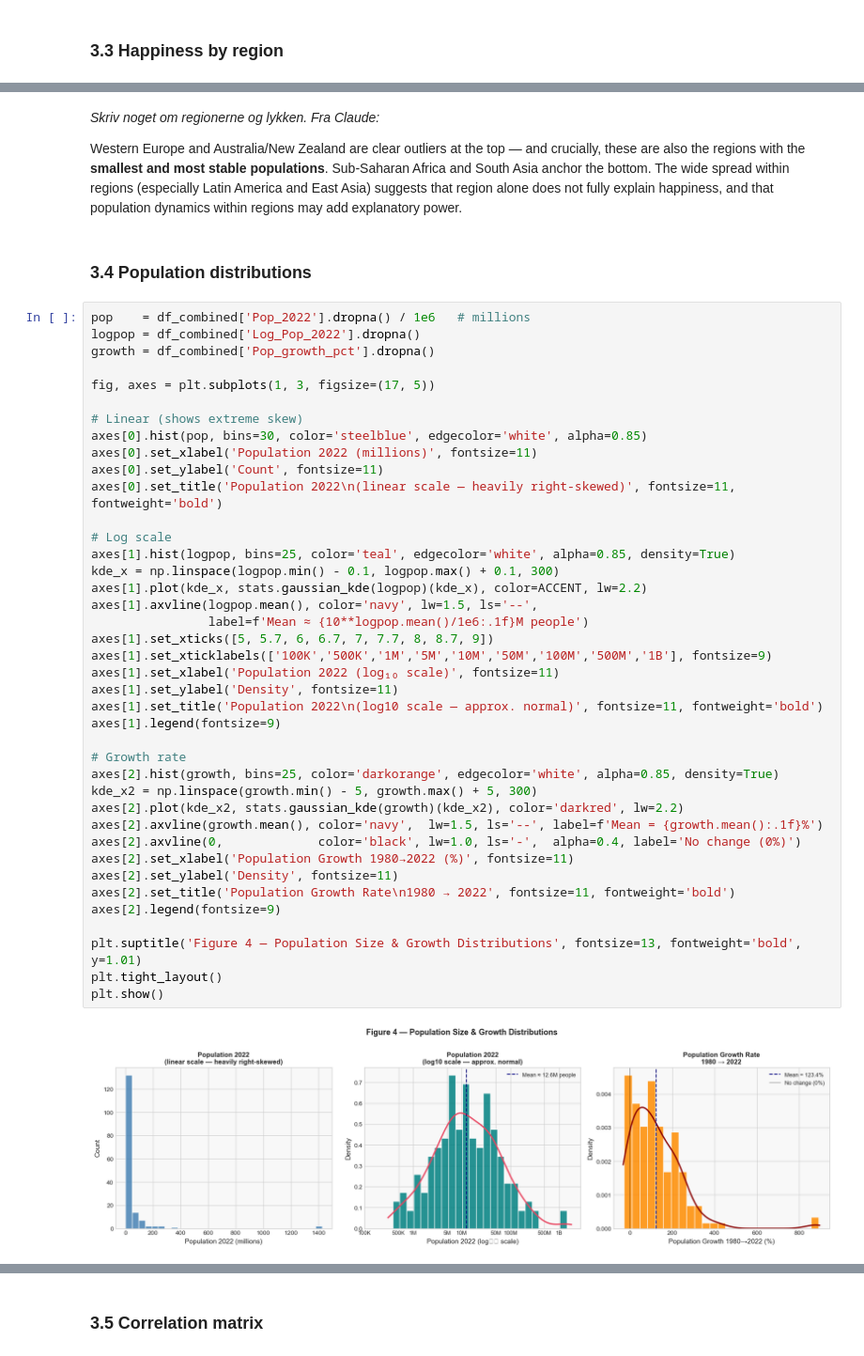
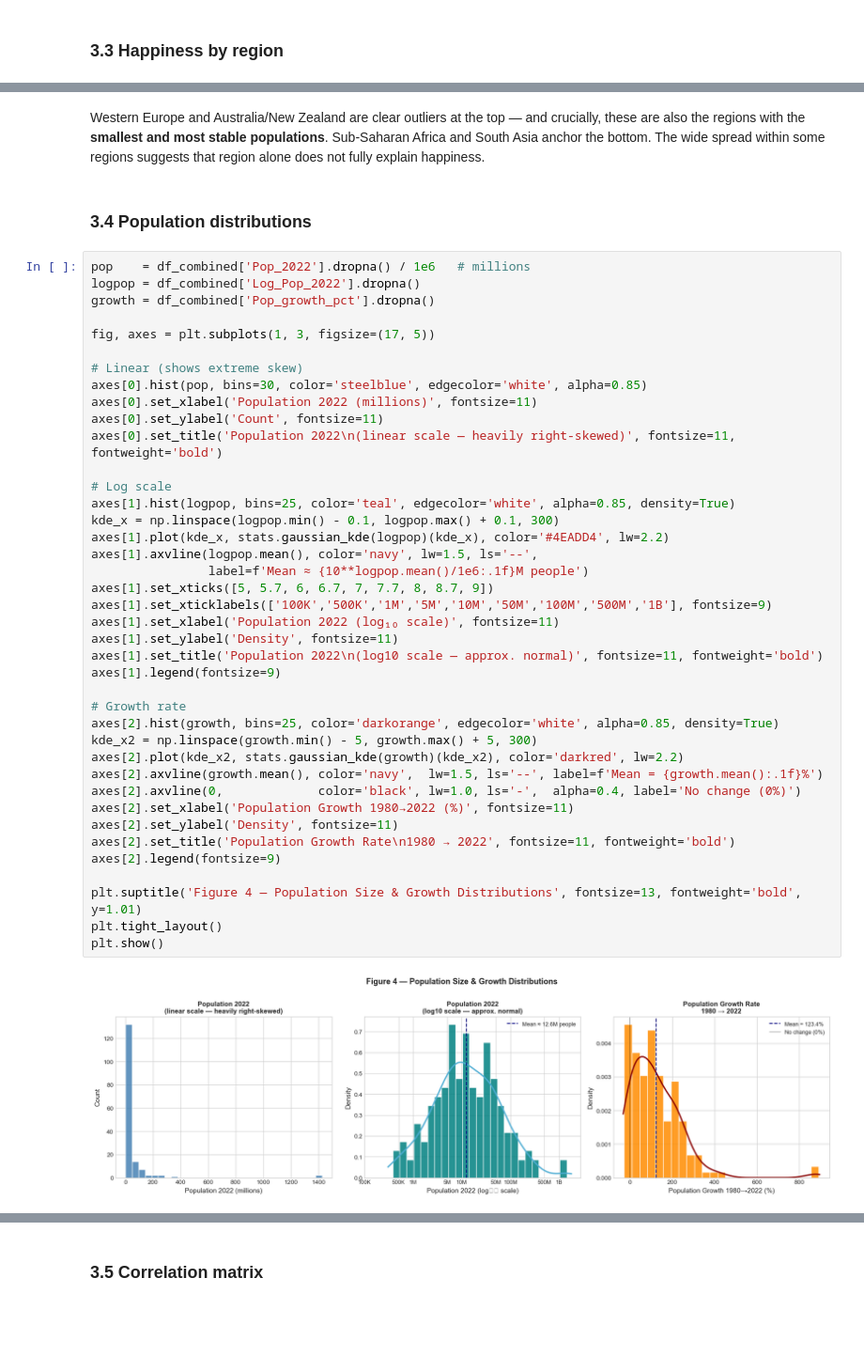
Before and after one commit to fridapfrandsen/FinalProject_SocialDataAnalysis, a Jupyter notebook: ExplainerNotebook.ipynb, the cells around one changed output, grey strips where cells are left out. Shown at 94% size. Cells and saved outputs as stored; diff of their text form; blank space fills up the shorter version.

```diff
--- a/ExplainerNotebook.ipynb
+++ b/ExplainerNotebook.ipynb
@@ -464,10 +454,8 @@ plt.show()
 # %% [markdown]
-*Skriv noget om regionerne og lykken. Fra Claude:*
-
 Western Europe and Australia/New Zealand are clear outliers at the top — and crucially, these are also the regions
 with the **smallest and most stable populations**. Sub-Saharan Africa and South Asia anchor the bottom.
-The wide spread within regions (especially Latin America and East Asia) suggests that region alone does not fully
-explain happiness, and that population dynamics within regions may add explanatory power.
+The wide spread within some regions suggests that region alone does not fully
+explain happiness.
 # %% [markdown]
 ### 3.4 Population distributions
 # %%
@@ -483,33 +471,33 @@ axes[0].set_xlabel('Population 2022 (millions)', fontsize=11)
 axes[0].set_ylabel('Count', fontsize=11)
 axes[0].set_title('Population 2022\n(linear scale — heavily right-skewed)', fontsize=11, fontweight='bold')
 
 # Log scale
 axes[1].hist(logpop, bins=25, color='teal', edgecolor='white', alpha=0.85, density=True)
 kde_x = np.linspace(logpop.min() - 0.1, logpop.max() + 0.1, 300)
-axes[1].plot(kde_x, stats.gaussian_kde(logpop)(kde_x), color=ACCENT, lw=2.2)
+axes[1].plot(kde_x, stats.gaussian_kde(logpop)(kde_x), color='#4EADD4', lw=2.2)
 axes[1].axvline(logpop.mean(), color='navy', lw=1.5, ls='--',
                 label=f'Mean ≈ {10**logpop.mean()/1e6:.1f}M people')
 axes[1].set_xticks([5, 5.7, 6, 6.7, 7, 7.7, 8, 8.7, 9])
 axes[1].set_xticklabels(['100K','500K','1M','5M','10M','50M','100M','500M','1B'], fontsize=9)
 axes[1].set_xlabel('Population 2022 (log₁₀ scale)', fontsize=11)
 axes[1].set_ylabel('Density', fontsize=11)
 axes[1].set_title('Population 2022\n(log10 scale — approx. normal)', fontsize=11, fontweight='bold')
 axes[1].legend(fontsize=9)
 
 # Growth rate
 axes[2].hist(growth, bins=25, color='darkorange', edgecolor='white', alpha=0.85, density=True)
 kde_x2 = np.linspace(growth.min() - 5, growth.max() + 5, 300)
 axes[2].plot(kde_x2, stats.gaussian_kde(growth)(kde_x2), color='darkred', lw=2.2)
 axes[2].axvline(growth.mean(), color='navy',  lw=1.5, ls='--', label=f'Mean = {growth.mean():.1f}%')
 axes[2].axvline(0,             color='black', lw=1.0, ls='-',  alpha=0.4, label='No change (0%)')
 axes[2].set_xlabel('Population Growth 1980→2022 (%)', fontsize=11)
 axes[2].set_ylabel('Density', fontsize=11)
 axes[2].set_title('Population Growth Rate\n1980 → 2022', fontsize=11, fontweight='bold')
 axes[2].legend(fontsize=9)
 
 plt.suptitle('Figure 4 — Population Size & Growth Distributions', fontsize=13, fontweight='bold', y=1.01)
 plt.tight_layout()
 plt.show()
 # %% [output]
-[figure, old version]
+[figure, new version]
 # %% [markdown]
```
Also changed, not shown: parts of 34 cells of this notebook.
